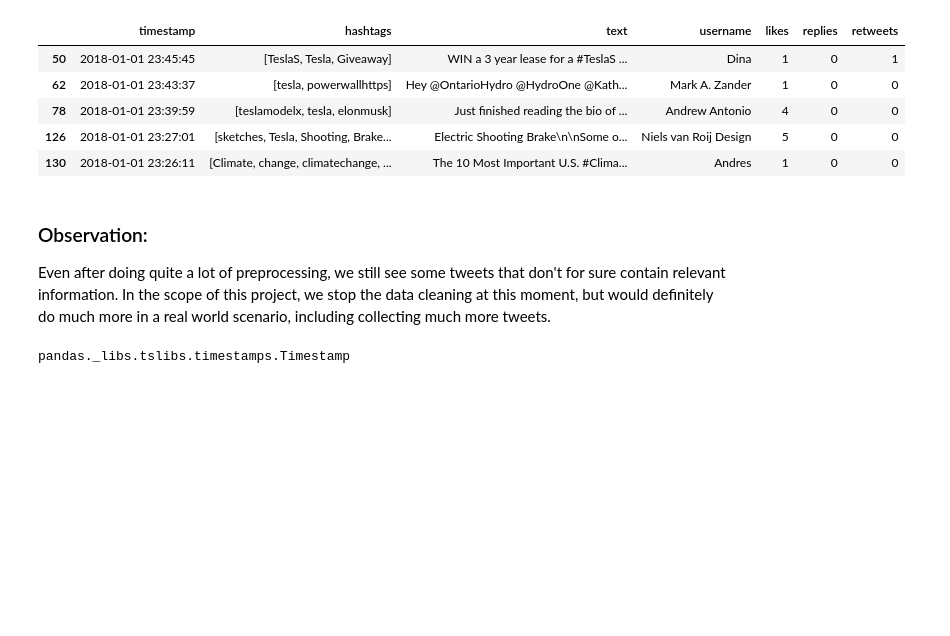
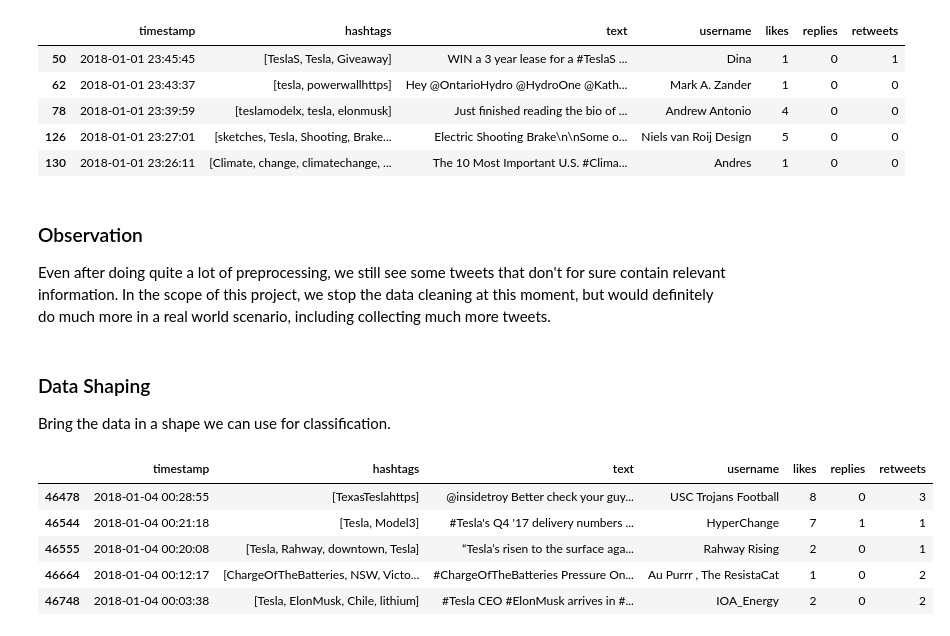
Before and after one commit to AliKarpuzoglu/Tweet_analysis_Stock_prediction, a Jupyter notebook: preprocess_data_light.ipynb, the cells around one changed output. Cells and saved outputs as stored; diff of their text form; code cells hidden in the pictures; blank space fills up the shorter version.

```diff
--- a/preprocess_data_light.ipynb
+++ b/preprocess_data_light.ipynb
@@ -3 +1,5 @@ import pandas as pd
+# %%
+import pandas as pd
+# reset colwitdth options when running all cells
+pd.reset_option('display.max_colwidth')
 # %%
@@ -176,10 +178,24 @@ best_tweets.head()
 | 126 | 2018-01-01 23:27:01 | [sketches, Tesla, Shooting, Brake... | Electric Shooting Brake\n\nSome o... | Niels van Roij Design | 5 | 0 | 0 |
 | 130 | 2018-01-01 23:26:11 | [Climate, change, climatechange, ... | The 10 Most Important U.S. #Clima... | Andres | 1 | 0 | 0 |
 # %% [markdown]
-### Observation:
+### Observation
 Even after doing quite a lot of preprocessing, we still see some tweets that don't for sure contain relevant information. In the scope of this project, we stop the data cleaning at this moment, but would definitely do much more in a real world scenario, including collecting much more tweets.
+# %% [markdown]
+### Data Shaping
+Bring the data in a shape we can use for classification.
 # %%
+# first group tweets by days
 best_tweets.iloc[0]['timestamp']
 type(best_tweets.iloc[0]['timestamp'])
+
+tweets = best_tweets
+tweets.tail()
+
+# pd.DatetimeIndex(tweets['timestamp']).normalize()
 # %% [output]
-pandas._libs.tslibs.timestamps.Timestamp
+|  | timestamp | hashtags | text | username | likes | replies | retweets |
+| 46478 | 2018-01-04 00:28:55 | [TexasTeslahttps] | @insidetroy Better check your guy... | USC Trojans Football | 8 | 0 | 3 |
+| 46544 | 2018-01-04 00:21:18 | [Tesla, Model3] | #Tesla's Q4 '17 delivery numbers ... | HyperChange | 7 | 1 | 1 |
+| 46555 | 2018-01-04 00:20:08 | [Tesla, Rahway, downtown, Tesla] | “Tesla’s risen to the surface aga... | Rahway Rising | 2 | 0 | 1 |
+| 46664 | 2018-01-04 00:12:17 | [ChargeOfTheBatteries, NSW, Victo... | #ChargeOfTheBatteries Pressure On... | Au Purrr , The ResistaCat | 1 | 0 | 2 |
+| 46748 | 2018-01-04 00:03:38 | [Tesla, ElonMusk, Chile, lithium] | #Tesla CEO #ElonMusk arrives in #... | IOA_Energy | 2 | 0 | 2 |
```
Also changed, not shown: parts of 3 cells of this notebook.
